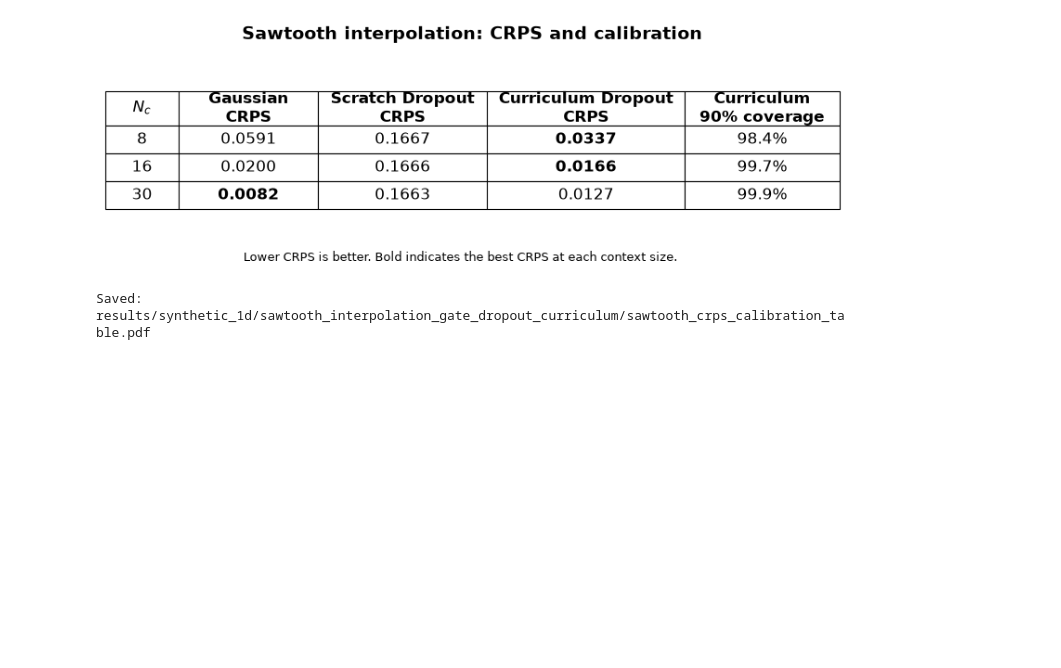
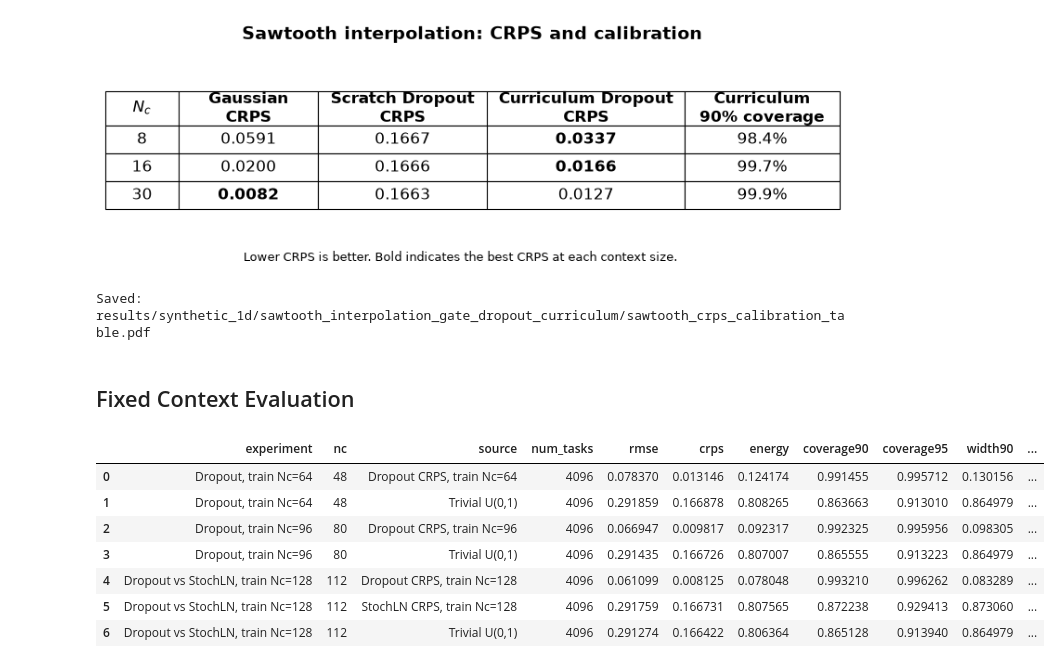
Before and after one commit to ijurk/tnp-crps, a Jupyter notebook: notebooks/sawtooth_evaluation.ipynb, the cells around one changed output. Drawn from its saved outputs; the diff is of its cells as text; code cells hidden in the pictures; blank space fills up the shorter version.

Commit message:
Add sawtooth context ladder and AR evaluation

```diff
--- a/notebooks/sawtooth_interpolation_gate_dropout_Table.ipynb
+++ b/notebooks/sawtooth_evaluation.ipynb
@@ -106,3 +112,65 @@ print(f"Saved: {output_path}")
 # %% [output]
 [figure]
 Saved: results/synthetic_1d/sawtooth_interpolation_gate_dropout_curriculum/sawtooth_crps_calibration_table.pdf
+# %% [markdown]
+## Fixed Context Evaluation
+# %%
+paths = {
+    "Dropout, train Nc=64": Path(
+        "results/sawtooth/ar_nc64_metrics_v1/"
+        "sawtooth_ar_summary.csv"
+    ),
+    "Dropout, train Nc=96": Path(
+        "results/sawtooth/ar_nc96_metrics_v1/"
+        "sawtooth_ar_summary.csv"
+    ),
+    "Dropout vs StochLN, train Nc=128": Path(
+        "results/sawtooth/ar_nc128_models_metrics_v1/"
+        "sawtooth_ar_summary.csv"
+    ),
+}
+# %%
+frames = []
+
+for experiment, path in paths.items():
+    if not path.is_file():
+        raise FileNotFoundError(path)
+
+    frame = pd.read_csv(path)
+    frame.insert(0, "experiment", experiment)
+    frames.append(frame)
+
+combined = pd.concat(
+    frames,
+    ignore_index=True,
+)
+
+columns = [
+    "experiment",
+    "nc",
+    "source",
+    "num_tasks",
+    "rmse",
+    "crps",
+    "energy",
+    "coverage90",
+    "coverage95",
+    "width90",
+    "width95",
+    "runtime_s_per_task",
+]
+
+display(
+    combined[columns].sort_values(
+        ["nc", "source"]
+    )
+)
+# %% [output]
+|  | experiment | nc | source | num_tasks | rmse | crps | energy | coverage90 | coverage95 | width90 | ... |
+| 0 | Dropout, train Nc=64 | 48 | Dropout CRPS, train Nc=64 | 4096 | 0.078370 | 0.013146 | 0.124174 | 0.991455 | 0.995712 | 0.130156 | ... |
+| 1 | Dropout, train Nc=64 | 48 | Trivial U(0,1) | 4096 | 0.291859 | 0.166878 | 0.808265 | 0.863663 | 0.913010 | 0.864979 | ... |
+| 2 | Dropout, train Nc=96 | 80 | Dropout CRPS, train Nc=96 | 4096 | 0.066947 | 0.009817 | 0.092317 | 0.992325 | 0.995956 | 0.098305 | ... |
+| 3 | Dropout, train Nc=96 | 80 | Trivial U(0,1) | 4096 | 0.291435 | 0.166726 | 0.807007 | 0.865555 | 0.913223 | 0.864979 | ... |
+| 4 | Dropout vs StochLN, train Nc=128 | 112 | Dropout CRPS, train Nc=128 | 4096 | 0.061099 | 0.008125 | 0.078048 | 0.993210 | 0.996262 | 0.083289 | ... |
+| 5 | Dropout vs StochLN, train Nc=128 | 112 | StochLN CRPS, train Nc=128 | 4096 | 0.291759 | 0.166731 | 0.807565 | 0.872238 | 0.929413 | 0.873060 | ... |
+| 6 | Dropout vs StochLN, train Nc=128 | 112 | Trivial U(0,1) | 4096 | 0.291274 | 0.166422 | 0.806364 | 0.865128 | 0.913940 | 0.864979 | ... |
```
Also changed, not shown: parts of 3 cells of this notebook, 49 other files.
